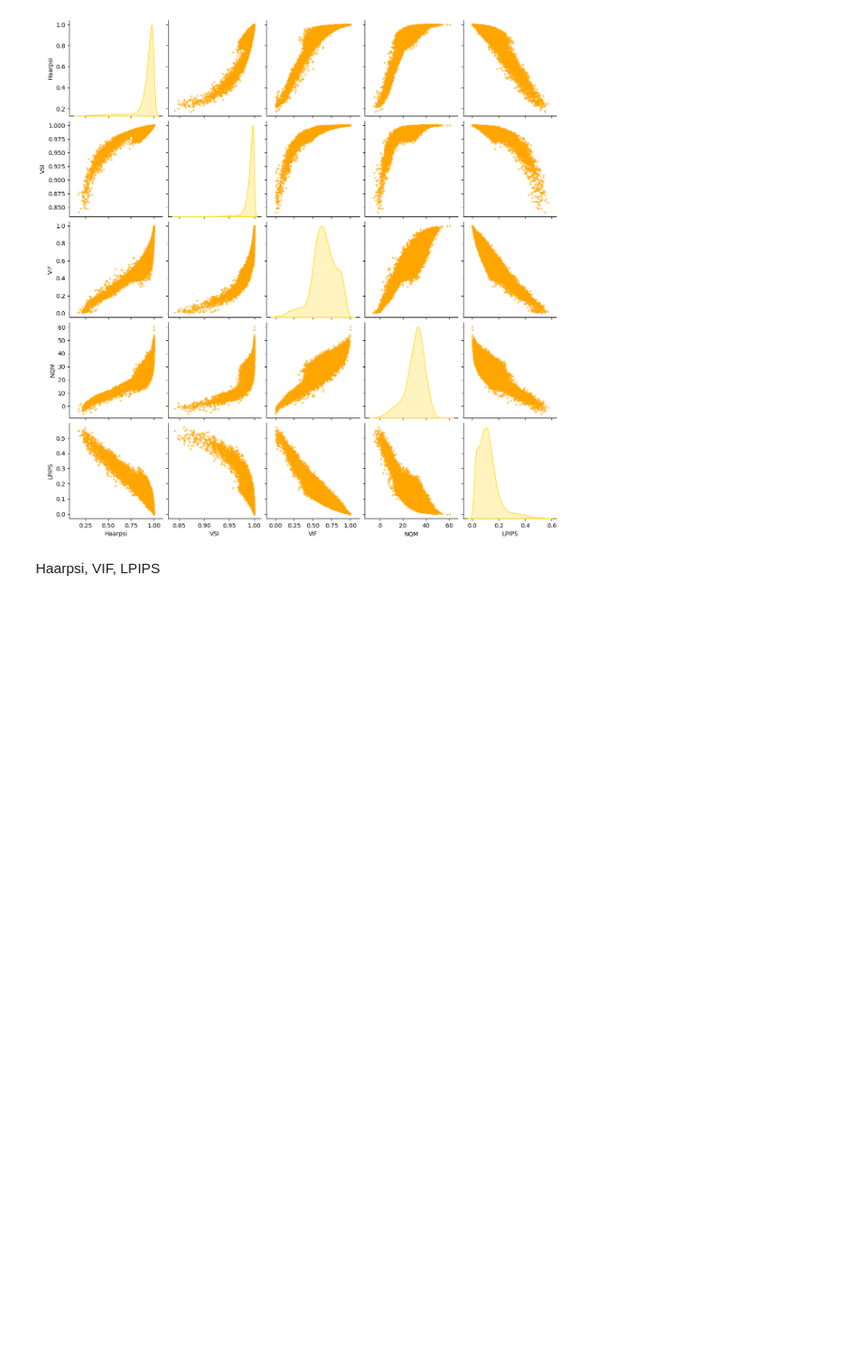
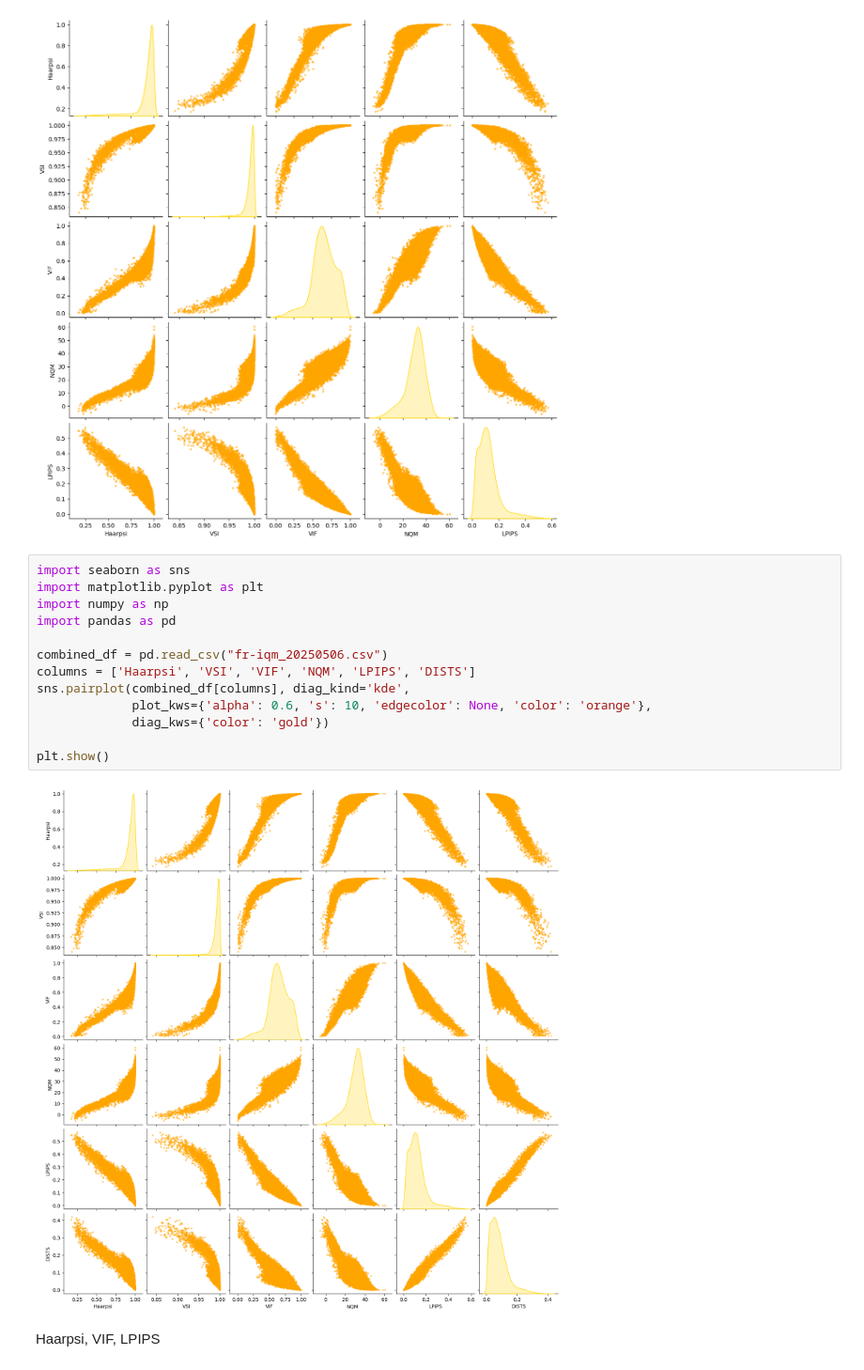
Before and after one commit to yyy913/IQM-MR, a Jupyter notebook: iqm_csv/plot.ipynb, the cells around one changed output. Shown at 94% size. Saved outputs shown, nothing was run; the diff lists cells and outputs as text; blank space fills up the shorter version.

```diff
--- a/iqm_csv/plot.ipynb
+++ b/iqm_csv/plot.ipynb
@@ -381,5 +381,20 @@ sns.pairplot(combined_df[columns], diag_kind='kde',
 plt.show()
 # %% [output]
 [figure]
+# %%
+import seaborn as sns
+import matplotlib.pyplot as plt
+import numpy as np
+import pandas as pd
+
+combined_df = pd.read_csv("fr-iqm_20250506.csv")
+columns = ['Haarpsi', 'VSI', 'VIF', 'NQM', 'LPIPS', 'DISTS']
+sns.pairplot(combined_df[columns], diag_kind='kde',
+             plot_kws={'alpha': 0.6, 's': 10, 'edgecolor': None, 'color': 'orange'},
+             diag_kws={'color': 'gold'})
+
+plt.show()
+# %% [output]
+[figure, added]
 # %% [markdown]
 Haarpsi, VIF, LPIPS
```
Also changed, not shown: 3 other files.
